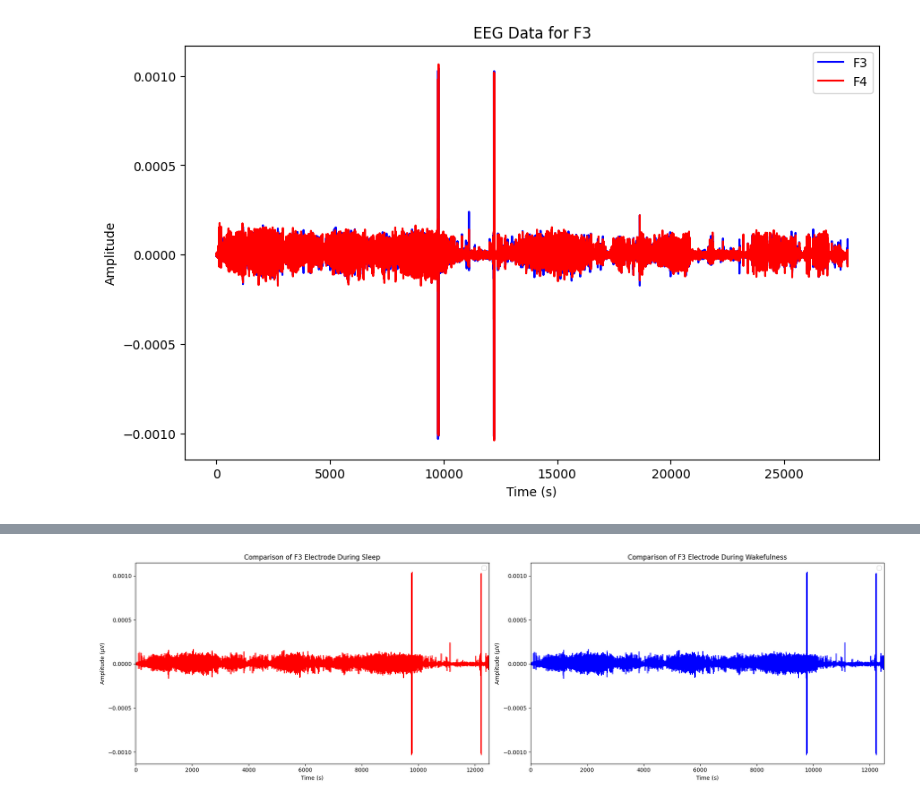
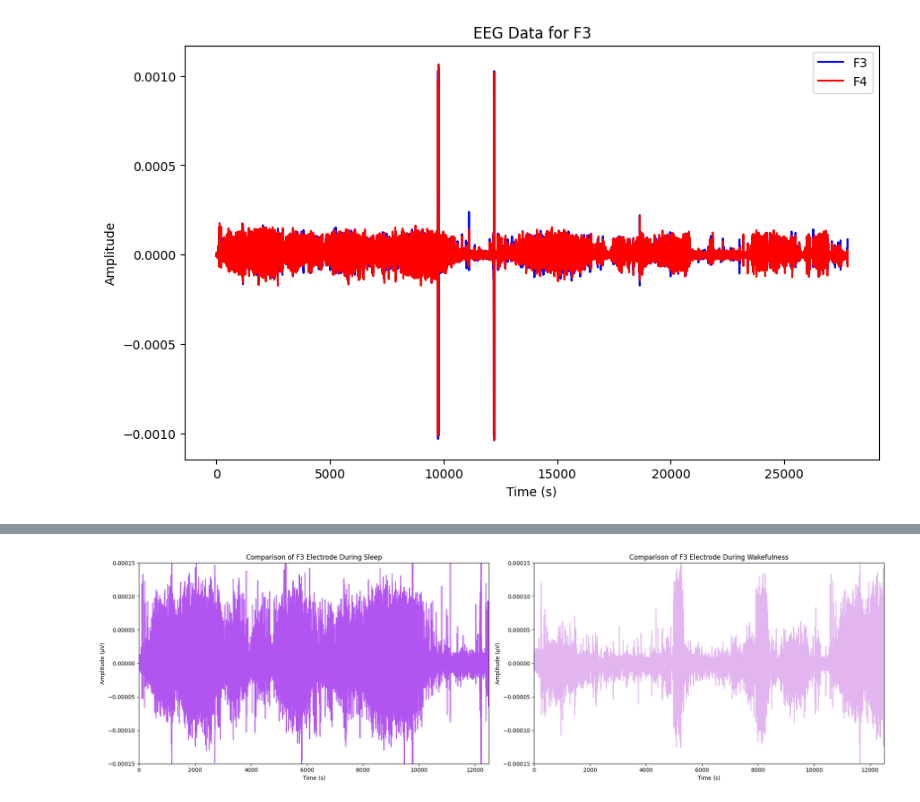
Before and after one commit to ebeltyukova/ds004348, a Jupyter notebook: sub-001/ses-001/eeg/analysis.ipynb, the cells around one changed output, grey strips where cells are left out. Cells and saved outputs as stored; diff of their text form; code cells hidden in the pictures.

```diff
--- a/sub-001/ses-001/eeg/analysis.ipynb
+++ b/sub-001/ses-001/eeg/analysis.ipynb
@@ -7,6 +7,6 @@ import matplotlib.pyplot as plt
 # %%
 
 raw = mne.io.read_raw_eeglab('/Users/elizavetabeltyukova/Desktop/UCSD/bipn162/EarEEG_2017/sub-001/ses-001/eeg/sub-001_ses-001_task-sleep_eeg.set',
-preload=False)
+preload=True)
 # %% [output]
 Reading /Users/elizavetabeltyukova/Desktop/UCSD/bipn162/EarEEG_2017/sub-001/ses-001/eeg/sub-001_ses-001_task-sleep_eeg.fdt
@@ -242,29 +245,30 @@ plt.show()
 # %%
-# fig, ax = plt.subplots(figsize=(10, 6))
 fig, (ax1, ax2) = plt.subplots(1, 2, figsize=(20, 6))
 
 # Get data and times for BOTH datasets
 data_wake, times_wake = raw_scalp_wake.get_data(picks=['F3'], return_times=True)
 data_scalp, times_scalp = raw_scalp.get_data(picks=['F3'], return_times=True)
 
 # Configure plot
 ax1.set_xlabel('Time (s)')
 ax1.set_ylabel('Amplitude (μV)')
 ax1.set_title('Comparison of F3 Electrode During Sleep')
-ax1.legend()
+#ax1.legend()
 ax1.set_xlim(0, 12500)  # Adjust if needed (now in seconds)
-ax1.plot(times_scalp, data_scalp[0], color='red', label='F3 (Scalp)', alpha = 1)
+ax1.set_ylim(-0.00015,0.00015)
+ax1.plot(times_scalp, data_scalp[0], color='#B255F0', label='F3 (Scalp)', alpha = 1)
 
 # Plot each dataset with its own time vector
 
 ax2.set_xlabel('Time (s)')
 ax2.set_ylabel('Amplitude (μV)')
 ax2.set_title('Comparison of F3 Electrode During Wakefulness')
-ax2.legend()
+#ax2.legend()
 ax2.set_xlim(0, 12500)  # Adjust if needed (now in seconds)
-ax2.plot(times_wake, data_wake[0], color='blue', label='F3 (Wake)', alpha = 1.0)
+ax2.set_ylim(-0.00015,0.00015)
+ax2.plot(times_wake, data_wake[0], color='#E2B5F0', label='F3 (Wake)', alpha = 1.0)
 
 plt.tight_layout()
 plt.show()
 # %% [output]
-[figure, old version]
+[figure, new version]
```
Also changed, not shown: parts of 6 cells of this notebook.
